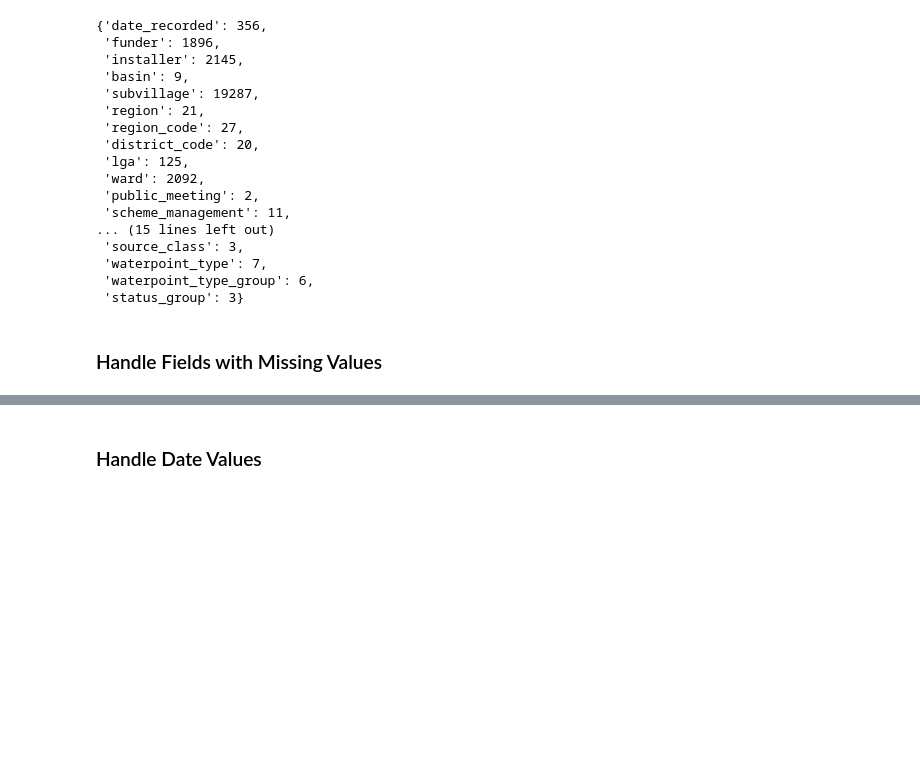
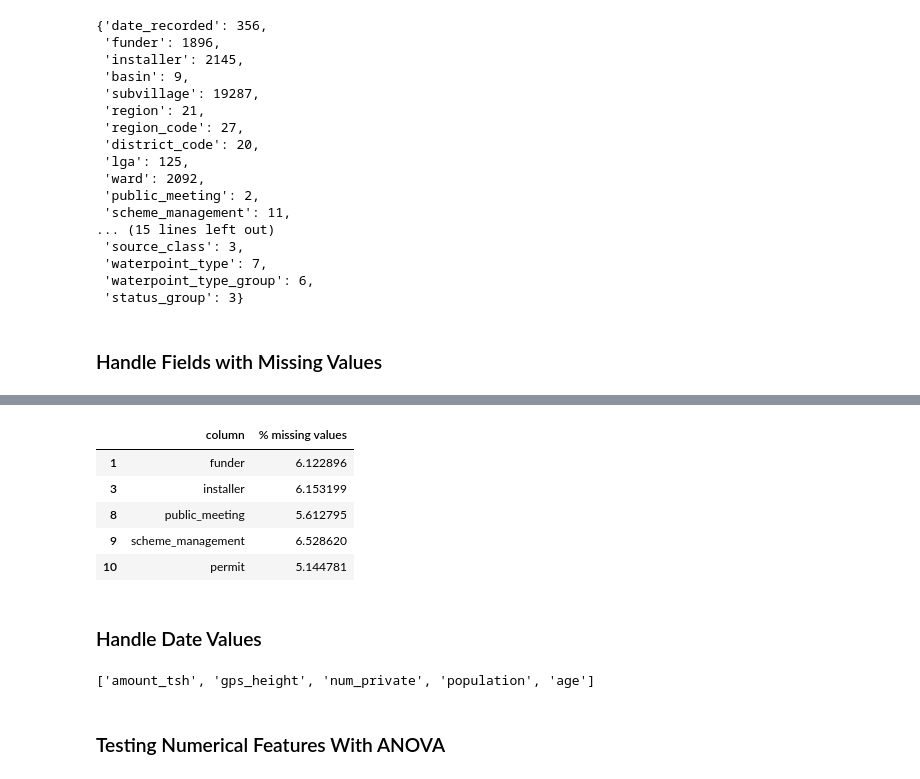
Before and after one commit to anair123/Detecting-Faulty-Water-Pumps-With-Machine-Learning, a Jupyter notebook: Exploratory Data Analysis.ipynb, the cells around one changed output, grey strips where cells are left out. Cells and saved outputs as stored; diff of their text form; code cells hidden in the pictures; blank space fills up the shorter version.

```diff
--- a/Exploratory Data Analysis.ipynb
+++ b/Exploratory Data Analysis.ipynb
@@ -115,3 +127,14 @@ dtype: float64
+# %%
+missing = pd.DataFrame(df.isnull().sum()/len(df)*100).reset_index()
+missing.columns = ['column', '% missing values']
+missing[missing['% missing values']>0]
+# %% [output]
+|  | column | % missing values |
+| 1 | funder | 6.122896 |
+| 3 | installer | 6.153199 |
+| 8 | public_meeting | 5.612795 |
+| 9 | scheme_management | 6.528620 |
+| 10 | permit | 5.144781 |
 # %% [markdown]
 ### Handle Date Values
 # %%
@@ -122,3 +145,11 @@ df['age'] = (df['date_recorded'] - df['construction_year']) / np.timedelta64(1,
 
 # delete construction_year and date_recorded columns
 df = df.drop(['construction_year', 'date_recorded'], axis=1)
+# %%
+# get quantifiable variables
+num_var = [col for col in df.columns if df[col].dtypes in ['float64', 'int64']]
+num_var
+# %% [output]
+['amount_tsh', 'gps_height', 'num_private', 'population', 'age']
+# %% [markdown]
+### Testing Numerical Features With ANOVA
```
Also changed, not shown: parts of 12 cells of this notebook.
